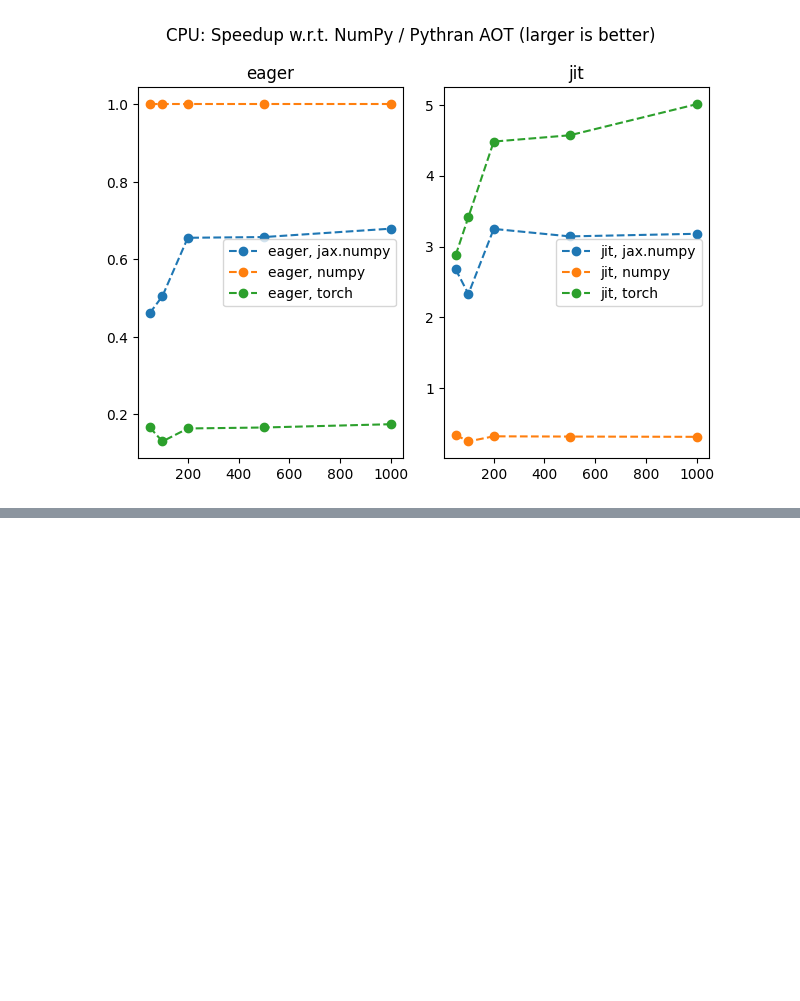
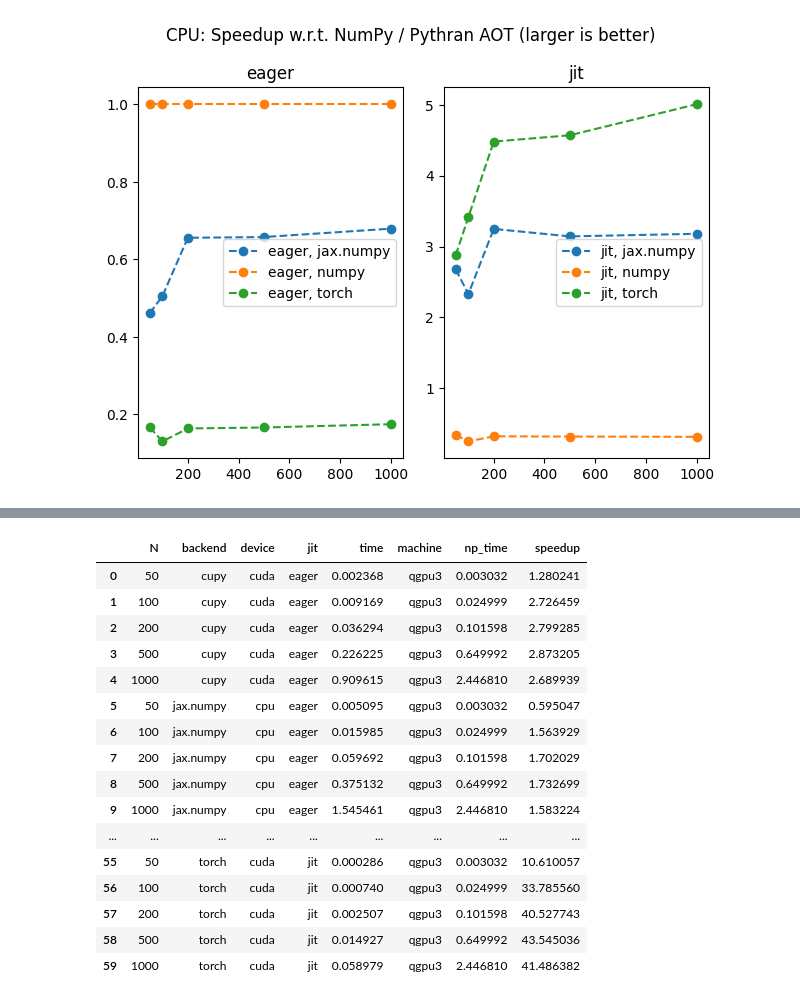
Before and after one commit to ev-br/bench_playground, a Jupyter notebook: viz.rbf.ipynb, the cells around one changed output, grey strips where cells are left out. Saved outputs shown, nothing was run; the diff lists cells and outputs as text; code cells hidden in the pictures; blank space fills up the shorter version.

```diff
--- a/viz.rbf.ipynb
+++ b/viz.rbf.ipynb
@@ -82,7 +77,7 @@ def to_pandas(list_of_benchmarks):
                "N": entry["params"]["N"],
                "jit": entry["extra_info"]["jit"],
                "time": entry["stats"]["median"],
-               "machine": "gonzales",
+               "machine": entry["extra_info"]["machine"],
         }
         lst.append(dct)
     return pd.DataFrame(lst)
@@ -197,0 +212,12 @@ plt.tight_layout()
+# %%
+base_path = os.path.join(os.getcwd(), ".benchmarks/Linux-CPython-3.11-64bit")
+
+fname = os.path.join(base_path, "0001_051d1251405a201798d1317806a2495b3c8b825c_20250820_124656.json")
+lst = utils.read_json(fname, machine="qgpu3")
+
+fname = os.path.join(base_path, "0002_051d1251405a201798d1317806a2495b3c8b825c_20250820_125356.json")
+lst += utils.read_json(fname, machine="qgpu3")
+
+# normalize the backend names
+for elem in lst:
+    elem["params"]["xp"] = utils.normalize_module_name(elem["params"]["xp"])
@@ -197,0 +277,41 @@ plt.tight_layout()
+# %%
+grp_dict = df.groupby(["machine", "jit", "backend", "device"]).groups
+
+base_idx = grp_dict[("qgpu3", "eager", "numpy", "cpu")]
+base_qgpu3 = df.iloc[base_idx]
+
+dfs = []
+
+for key, idx in grp_dict.items():
+    df_ = df.iloc[idx]
+    base_df = base_gonz if key[0] == "gonzales" else base_qgpu3
+
+    df__ = pd.concat([
+                df_.set_index("N"),
+                base_df.set_index("N")[["time"]].rename(columns={"time": "np_time"})
+                    ], axis=1, join='inner'
+           ).reset_index()
+    df__["speedup"] = df__["np_time"] / df__["time"]
+
+    dfs.append(df__)
+
+df_ = pd.concat(dfs, ignore_index=True)
+df_
+# %% [output]
+|  | N | backend | device | jit | time | machine | np_time | speedup |
+| 0 | 50 | cupy | cuda | eager | 0.002368 | qgpu3 | 0.003032 | 1.280241 |
+| 1 | 100 | cupy | cuda | eager | 0.009169 | qgpu3 | 0.024999 | 2.726459 |
+| 2 | 200 | cupy | cuda | eager | 0.036294 | qgpu3 | 0.101598 | 2.799285 |
+| 3 | 500 | cupy | cuda | eager | 0.226225 | qgpu3 | 0.649992 | 2.873205 |
+| 4 | 1000 | cupy | cuda | eager | 0.909615 | qgpu3 | 2.446810 | 2.689939 |
+| 5 | 50 | jax.numpy | cpu | eager | 0.005095 | qgpu3 | 0.003032 | 0.595047 |
+| 6 | 100 | jax.numpy | cpu | eager | 0.015985 | qgpu3 | 0.024999 | 1.563929 |
+| 7 | 200 | jax.numpy | cpu | eager | 0.059692 | qgpu3 | 0.101598 | 1.702029 |
+| 8 | 500 | jax.numpy | cpu | eager | 0.375132 | qgpu3 | 0.649992 | 1.732699 |
+| 9 | 1000 | jax.numpy | cpu | eager | 1.545461 | qgpu3 | 2.446810 | 1.583224 |
+| ... | ... | ... | ... | ... | ... | ... | ... | ... |
+| 55 | 50 | torch | cuda | jit | 0.000286 | qgpu3 | 0.003032 | 10.610057 |
+| 56 | 100 | torch | cuda | jit | 0.000740 | qgpu3 | 0.024999 | 33.785560 |
+| 57 | 200 | torch | cuda | jit | 0.002507 | qgpu3 | 0.101598 | 40.527743 |
+| 58 | 500 | torch | cuda | jit | 0.014927 | qgpu3 | 0.649992 | 43.545036 |
+| 59 | 1000 | torch | cuda | jit | 0.058979 | qgpu3 | 2.446810 | 41.486382 |
```
Also changed, not shown: parts of 9 cells of this notebook.
